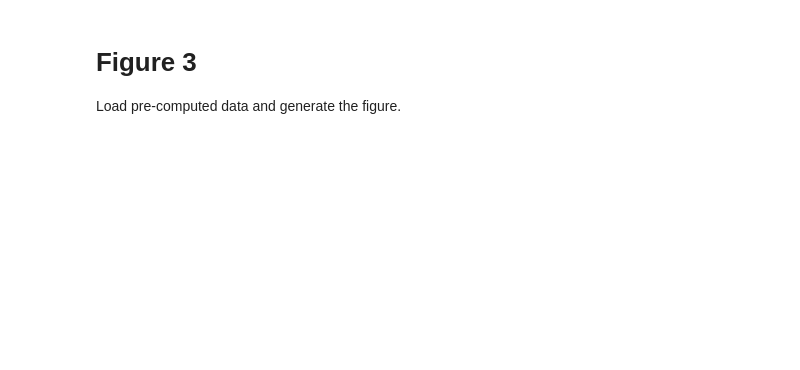
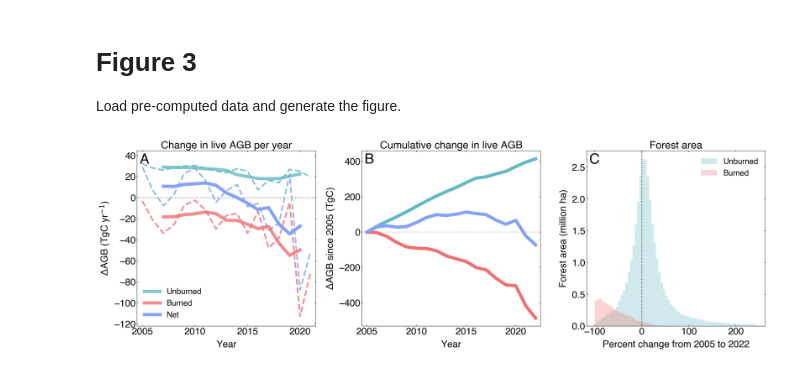
Before and after one commit to carbonplan/western-us-biomass, a Jupyter notebook: nbs/4_make_figures/Figure_3_disentangling_drivers.ipynb, the cells around one changed output. Drawn from its saved outputs; the diff is of its cells as text; code cells hidden in the pictures; blank space fills up the shorter version.

Commit message:
Edit figures

```diff
--- a/nbs/4_make_figures/Figure_3_disentangling_drivers.ipynb
+++ b/nbs/4_make_figures/Figure_3_disentangling_drivers.ipynb
@@ -42,7 +42,7 @@ axes = [fig.add_subplot(gs[0]), fig.add_subplot(gs[1]), fig.add_subplot(gs[2])]
 # Left plot - time series
 ax = axes[0]
 
-ax.set_ylabel("Δ Live AGB per year (TgC yr$^{-1})")
+ax.set_ylabel("ΔAGB (TgC yr$^{-1}$)")
 # ax.spines[["right", "top"]].set_visible(False)
 ax.legend(frameon=False)
 ax.set_xlim([2004.5, 2021.5])
@@ -79,15 +79,6 @@ ax.plot(
     color="#85a2f7",
     alpha=0.8,
 )
-
-rolling_avg = pd.Series(net_changes).rolling(window=5, center=True).mean()
-ax.plot(
-    years,
-    rolling_avg,
-    color="#85a2f7",
-    label="Net",
-    linestyle="-",
-)
 rolling_avg = pd.Series(np.array(unburned_gains_west)).rolling(window=5, center=True).mean()
 ax.plot(
     years,
@@ -106,15 +97,25 @@ ax.plot(
     linestyle="-",
     alpha=0.8,
 )
+rolling_avg = pd.Series(net_changes).rolling(window=5, center=True).mean()
+ax.plot(
+    years,
+    rolling_avg,
+    color="#85a2f7",
+    label="Net",
+    linestyle="-",
+)
+
 ax.legend(frameon=False)
 ax.set_xlabel("Year", labelpad=10)
+ax.set_title("Change in live AGB per year")
 
 ##############################################################################################################
 ##############################################################################################################
 
 ax = axes[1]
 
-ax.set_ylabel("Cumulative Δ live AGB since 2005 (TgC)")
+ax.set_ylabel("ΔAGB since 2005 (TgC)")
 # ax.spines[["right", "top"]].set_visible(False)
 ax.legend(frameon=False)
 ax.axhline(y=0, linestyle=":", color="gray", linewidth=1)
@@ -143,6 +144,7 @@ ax.plot(
 
 ax.set_xlim([2004.5, 2022.5])
 ax.set_xlabel("Year", labelpad=10)
+ax.set_title("Cumulative change in live AGB")
 
 ##############################################################################################################
 ##############################################################################################################
@@ -156,31 +158,35 @@ counts_unburned, _, _ = ax.hist(
     label="Unburned",
     weights=(forest_area_ha.fillna(0).values.flatten()) / 1e6,
 )
 counts_burned, _, _ = ax.hist(
     delta_biomass_burned.values.flatten() * 100,
     bins=np.arange(-100, 250, 5),
     alpha=0.3,
     density=False,
     color="#f07071",
     label="Burned",
     weights=(forest_area_ha.fillna(0).values.flatten()) / 1e6,
 )
 ax.axvline(x=0, linestyle=":", linewidth=style_settings["lines.linewidth"] / 4, color="k", zorder=0)
-ax.set_xlabel("Percent change from 2005-2022")
+ax.set_xlabel("Percent change from 2005 to 2022")
 ax.legend(framealpha=0)
 ax.set_ylabel("Forest area (million ha)")
+ax.set_title("Forest area")
 
 labels = ["A", "B", "C"]
 for i, ax in enumerate(axes):
     ax.text(
         0.015,
         0.985,
         labels[i],
         transform=ax.transAxes,
         fontsize=style_settings["font.size"] * 1.5,
         fontweight="bold",
         va="top",
     )
 
 plt.tight_layout()
 fig.savefig(dir_info.dir_figures + "Figure3.jpg", bbox_inches="tight", dpi=300)
+fig.savefig(dir_info.dir_figures + "Figure3.pdf", bbox_inches="tight")
+# %% [output]
+[figure, added]
```
Also changed, not shown: 5 other files.
